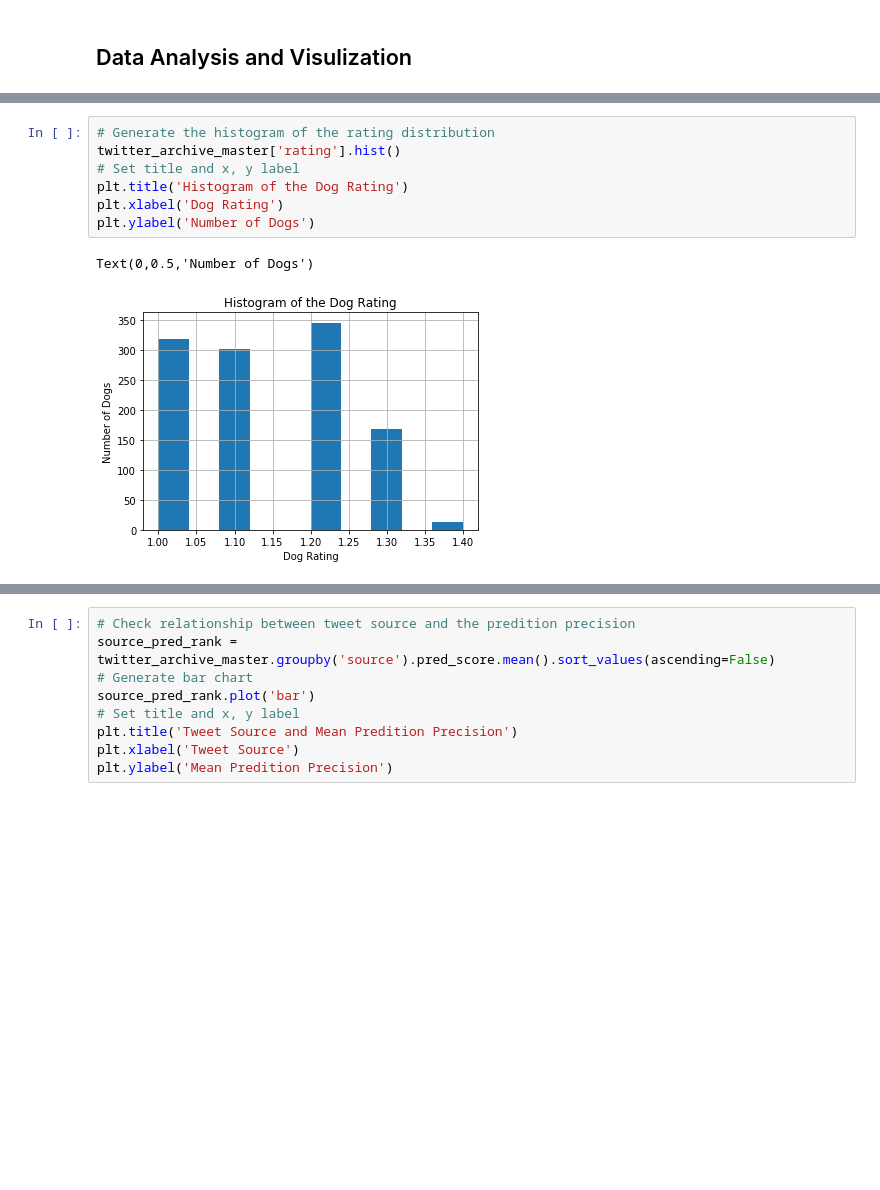
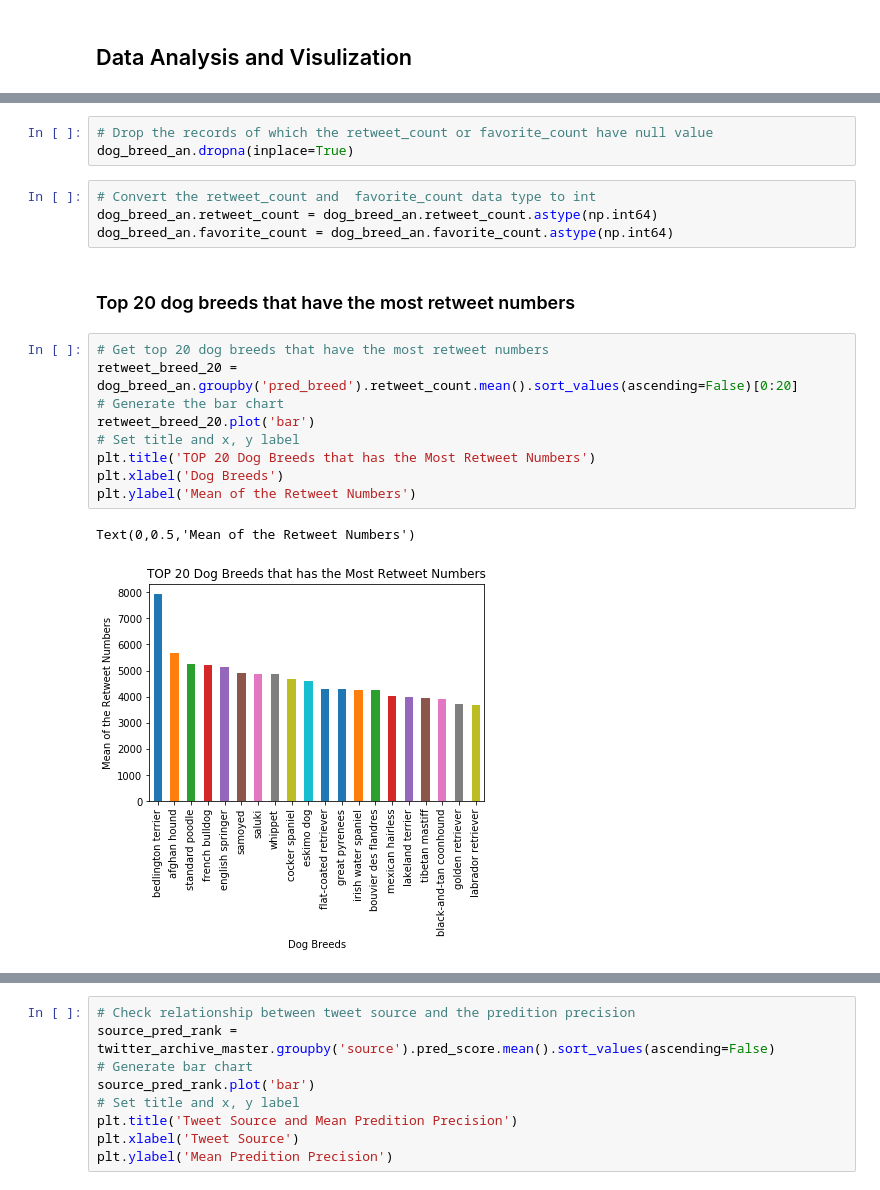
Before and after one commit to kf-wong/prj_wrangle_and_analyze_data, a Jupyter notebook: wrangle_act.ipynb, the cells around one changed output, grey strips where cells are left out. Saved outputs shown, nothing was run; the diff lists cells and outputs as text; blank space fills up the shorter version.

```diff
--- a/wrangle_act.ipynb
+++ b/wrangle_act.ipynb
@@ -1334,10 +1387,21 @@ Text(0,0.5,'Numbers of Dogs Breed')
-# %%
-# Generate the histogram of the rating distribution
-twitter_archive_master['rating'].hist()
-# Set title and x, y label
-plt.title('Histogram of the Dog Rating')
-plt.xlabel('Dog Rating')
-plt.ylabel('Number of Dogs')
-# %% [output]
-Text(0,0.5,'Number of Dogs')
-[figure, removed]
+# %%
+# Drop the records of which the retweet_count or favorite_count have null value
+dog_breed_an.dropna(inplace=True)
+# %%
+# Convert the retweet_count and  favorite_count data type to int
+dog_breed_an.retweet_count = dog_breed_an.retweet_count.astype(np.int64)
+dog_breed_an.favorite_count = dog_breed_an.favorite_count.astype(np.int64)
+# %% [markdown]
+### Top 20 dog breeds that have the most retweet numbers
+# %%
+# Get top 20 dog breeds that have the most retweet numbers
+retweet_breed_20 = dog_breed_an.groupby('pred_breed').retweet_count.mean().sort_values(ascending=False)[0:20]
+# Generate the bar chart
+retweet_breed_20.plot('bar')
+# Set title and x, y label
+plt.title('TOP 20 Dog Breeds that has the Most Retweet Numbers')
+plt.xlabel('Dog Breeds')
+plt.ylabel('Mean of the Retweet Numbers')
+# %% [output]
+Text(0,0.5,'Mean of the Retweet Numbers')
+[figure, added]
```
Also changed, not shown: parts of 140 cells of this notebook, 14 other files.
